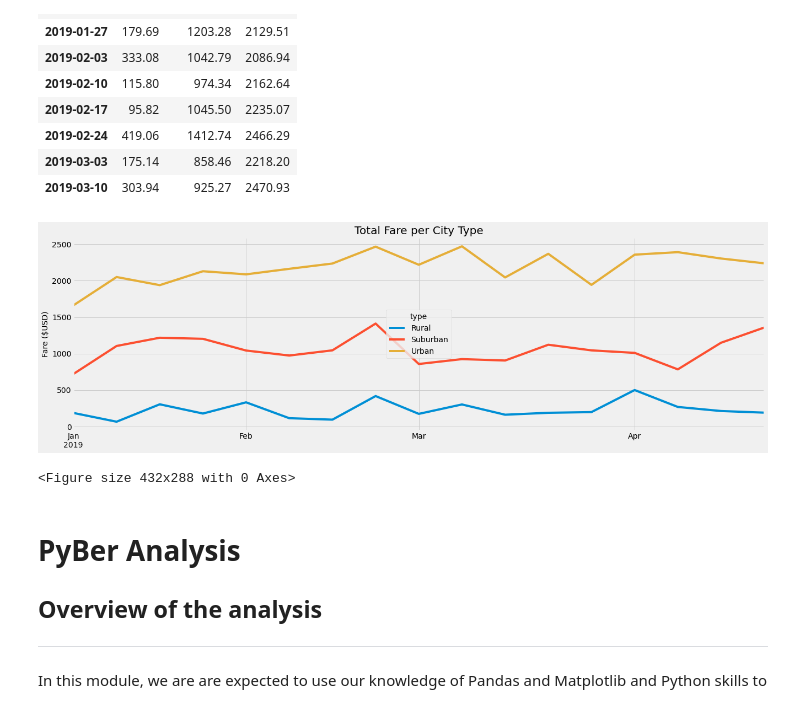
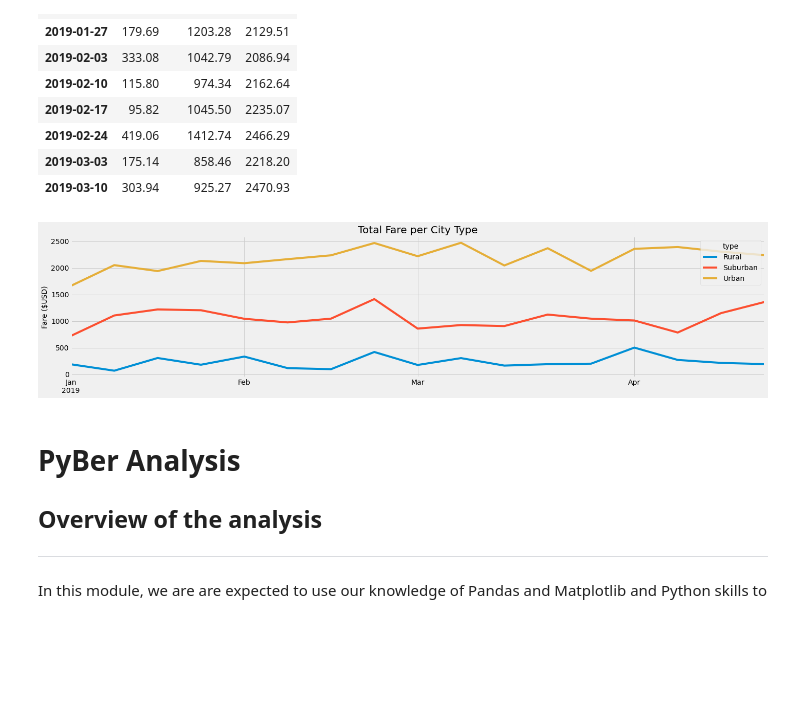
Before and after one commit to Manishthapa2022/PyBer_analysis, a Jupyter notebook: PyBer_Challenge.ipynb, the cells around one changed output. Cells and saved outputs as stored; diff of their text form; code cells hidden in the pictures; blank space fills up the shorter version.

```diff
--- a/PyBer_Challenge.ipynb
+++ b/PyBer_Challenge.ipynb
@@ -247,22 +247,22 @@ weekly_fare.head(10)
 | 2019-03-10 | 303.94 | 925.27 | 2470.93 |
 # %%
 # 8. Using the object-oriented interface method, plot the resample DataFrame using the df.plot() function.
-weekly_fare_chart= weekly_fare.plot(figsize = (20,6))
+weekly_fare_chart= weekly_fare.plot(figsize = (20,5))
 # Add title, x, y axis labels
 weekly_fare_chart.set_title("Total Fare per City Type", fontsize=20)
 weekly_fare_chart.set_xlabel("")
 weekly_fare_chart.set_ylabel("Fare ($USD)", fontsize=14)
 # Import the style from Matplotlib.
 from matplotlib import style
 # Use the graph style fivethirtyeight.
 style.use('fivethirtyeight')
 
-plt.show()
+
 plt.tight_layout()
 plt.savefig("Analysis/PyBer_fare_summary.png")
+plt.show()
 # %% [output]
-[figure, old version]
+[figure, new version]
-<Figure size 432x288 with 0 Axes>
 # %% [markdown]
 # **PyBer Analysis**
 
```
Also changed, not shown: 1 other file.
